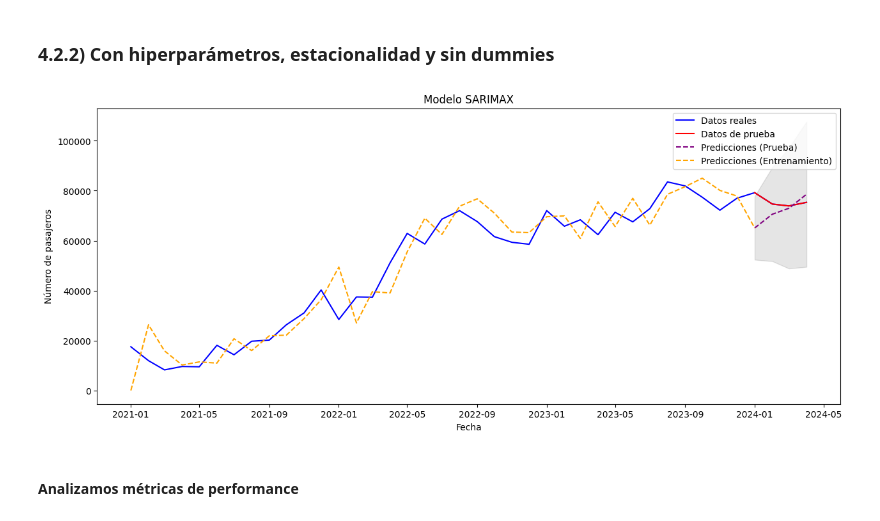
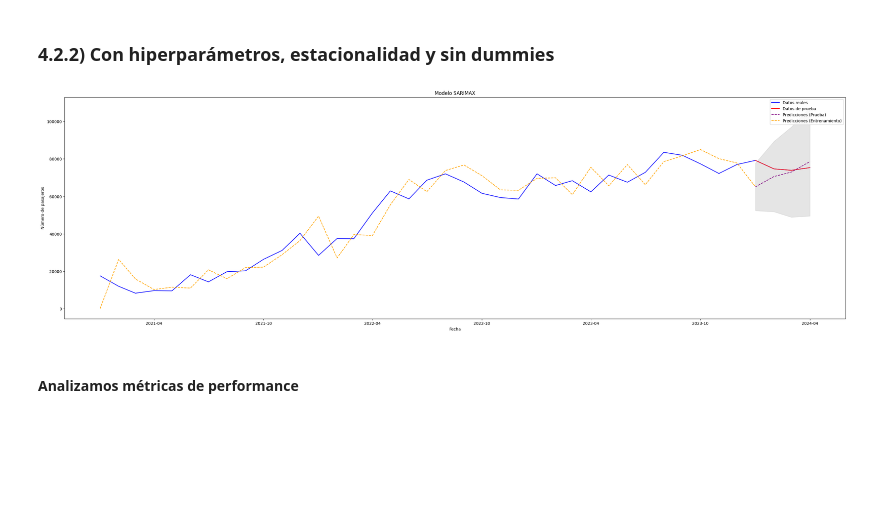
Before and after one commit to Julietaherreraf/digital_house_data_science_G1, a Jupyter notebook: Notebook/Proyecto_Final_Grupo_1.ipynb, the cells around one changed output. Cells and saved outputs as stored; diff of their text form; code cells hidden in the pictures; blank space fills up the shorter version.

```diff
--- a/Notebook/Proyecto_Final_Grupo_1.ipynb
+++ b/Notebook/Proyecto_Final_Grupo_1.ipynb
@@ -1414,41 +1347,49 @@ Mejores parámetros del modelo SARIMAX: {'params': ((0, 2, 1), (1, 1, 1, 12)), '
 # %% [markdown]
 ### 4.2.2) Con hiperparámetros, estacionalidad y sin dummies
 # %%
-# Guardar parámetros obtenidos en una variable
+# Guardamos parámetros obtenidos en una variable
 mejores_params = mejor_modelo['params']
 
-# Dividir los datos: los primeros 36 meses para entrenamiento, el resto para prueba
+# Dividimos los datos: los primeros 36 meses para entrenamiento, el resto para prueba
 train_sm = df_final_mensual_entrenamiento.iloc[:36]
 test_sm = df_final_mensual_entrenamiento.iloc[36:48]
 
-# Ajustar el modelo SARIMAX en el conjunto de entrenamiento
+# Ajustamos el modelo SARIMAX en el conjunto de entrenamiento
 model_sm = SARIMAX(train_sm['pasajeros'], order=mejores_params[0], seasonal_order=mejores_params[1])
 results_sm = model_sm.fit()
 
-# Hacer predicciones en el conjunto de prueba
+# Hacemos predicciones en el conjunto de prueba
 predictions_sm = results_sm.get_forecast(steps=len(test_sm))
 predicted_mean_sm = predictions_sm.predicted_mean
 conf_int_sm = predictions_sm.conf_int()
 
-# Hacer predicciones en el conjunto de entrenamiento
+# Hacemos predicciones en el conjunto de entrenamiento
 train_predictions_sm = results_sm.predict(start=train_sm.index[0], end=train_sm.index[-1])
 
 train_predictions_sm_to_plot = results_sm.predict(start=train_sm.index[0], end=test_sm.index[0]) # se crea para que grafique completo el entrenamiento
 
-# Graficar los datos originales, las predicciones y el intervalo de confianza
-plt.figure(figsize=(15, 6))
+# Graficamos los datos originales, las predicciones y el intervalo de confianza
+plt.figure(figsize=(35, 10))
 plt.plot(df_final_mensual_entrenamiento.index, df_final_mensual_entrenamiento['pasajeros'], label='Datos reales', color='blue')
 plt.plot(test_sm.index, test_sm['pasajeros'], label='Datos de prueba', color='red')
 plt.plot(predicted_mean_sm.index, predicted_mean_sm, label='Predicciones (Prueba)', linestyle='--', color='purple')
 plt.plot(train_predictions_sm_to_plot.index, train_predictions_sm_to_plot, label='Predicciones (Entrenamiento)', linestyle='--', color='orange')
 plt.fill_between(predicted_mean_sm.index, conf_int_sm.iloc[:, 0], conf_int_sm.iloc[:, 1], color='k', alpha=0.1)
+
+# Personalizamos las etiquetas del eje X para que aparezcan cada 6 meses, en formato "Año - Mes" (mes en número)
+ax = plt.gca()
+ax.xaxis.set_major_locator(mdates.MonthLocator(interval=6))
+ax.xaxis.set_major_formatter(mdates.DateFormatter('%Y-%m'))
+
+plt.xticks(rotation=0)
+
 plt.legend()
 plt.title('Modelo SARIMAX')
 plt.xlabel('Fecha')
 plt.ylabel('Número de pasajeros')
 plt.show()
 # %% [output]
-[figure, old version]
+[figure, new version]
 # %% [markdown]
 #### Analizamos métricas de performance
 # %%
```
Also changed, not shown: parts of 33 cells of this notebook.
